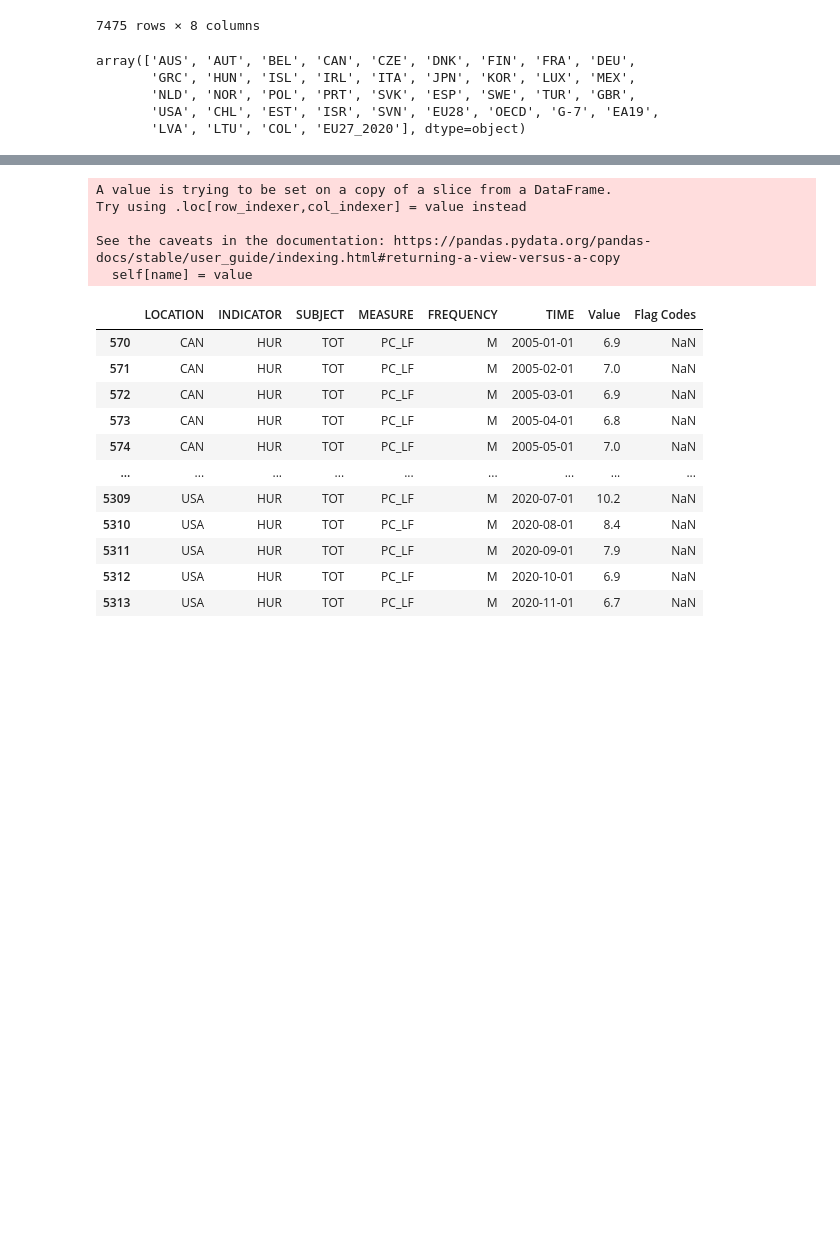
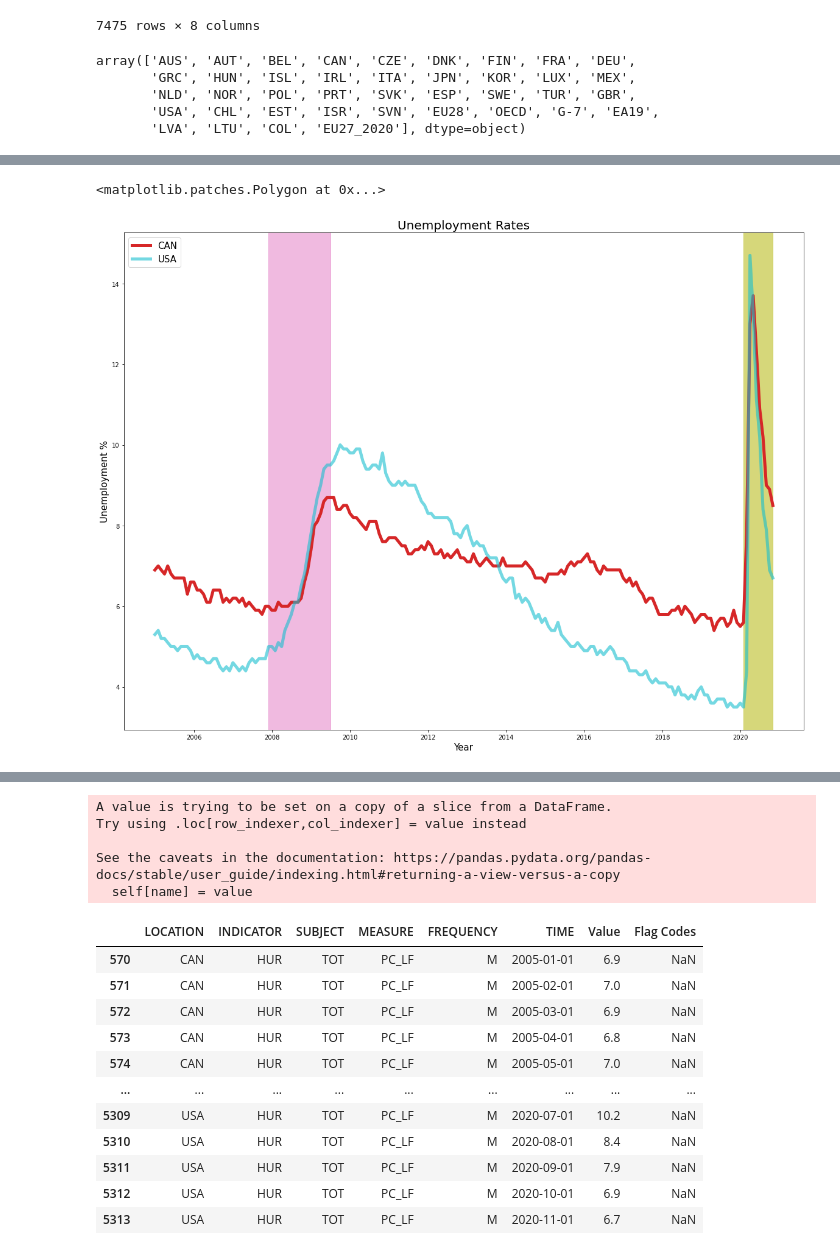
Before and after one commit to dataseal-team-6/sadnan_working, a Jupyter notebook: project2.ipynb, the cells around one changed output, grey strips where cells are left out. Cells and saved outputs as stored; diff of their text form; code cells hidden in the pictures; blank space fills up the shorter version.

```diff
--- a/project2.ipynb
+++ b/project2.ipynb
@@ -51,0 +32,62 @@ ax.plot(df_usa.TIME, df_usa.Value, linewidth=2, alpha=0.6)
+# %%
+# df = df.loc[(df['LOCATION'] == 'CAN')|(df['LOCATION'] == 'USA')]
+# # df.TIME = pd.to_datetime(df.TIME)
+# df
+
+# data
+df_can = df.loc[(df['LOCATION'] == 'CAN')]
+df_usa = df.loc[(df['LOCATION'] == 'USA')]
+
+df_swe = df.loc[(df['LOCATION'] == 'SWE')]
+df_dnk = df.loc[(df['LOCATION'] == 'DNK')]
+
+# df_can['TIME'] = pd.to_datetime(df_can['TIME'])
+
+
+fig, ax = plt.subplots(figsize=(20,15))
+ax.set_xlabel('Year', fontsize=15)
+ax.set_ylabel('Unemployment %', fontsize=15)
+ax.set_title('Unemployment Rates', fontsize=20)
+
+# 08 great recession
+gr_start = pd.to_datetime('2007-12-01')
+gr_end = pd.to_datetime('2009-07-01')
+
+# covid recession
+cr_start = pd.to_datetime('2020-02-01')
+cr_end = pd.to_datetime('2020-11-01')
+
+# markers
+mark = np.array([gr_start,gr_end,cr_start,cr_end])
+
+'''
+https://fas.org/sgp/crs/misc/R46554.pdf
+
+During the Great Recession, the unemployment rate increased from 5% in December 2007 (the
+start of the recession) to 9.5% in June 2009 (the end of the recession) (see Figure 2). The
+unemployment rate peaked at 10% in October 2009, four months after the recession officially
+concluded. In the current recession, the unemployment rate increased from 3.5% in February
+2020 to 4.4% in March 2020, peaked8 at 14.7% in April, and then fell to 6.7% in November. The
+peak represents the quickest month-over-month increase in unemployment rates and the highest
+overall unemployment rate since the CPS data started being collected in 1948.
+'''
+
+
+
+ax.plot_date(pd.to_datetime(df_can.TIME), df_can.Value, '-', color='C3',
+             lw=5, alpha=1, label='CAN')
+ax.plot_date(pd.to_datetime(df_usa.TIME), df_usa.Value, '-', color='C9',
+             lw=5, alpha=0.6, label='USA')
+
+ax.legend(loc='upper left', fontsize=15)
+# ax.plot_date(pd.to_datetime(df_swe.TIME), df_swe.Value, '-', color='C4', #marker='*',
+#              lw=5, alpha=0.6, label='SWE', markevery=mark.all())
+# ax.plot_date(pd.to_datetime(df_dnk.TIME), df_dnk.Value, '-', color='C5',#marker='o',
+#              lw=5, alpha=0.6, label='DNK', markevery=mark.all())
+
+# recession areas
+ax.axvspan(gr_start, gr_end, color='C6', alpha=0.5)
+ax.axvspan(cr_start, cr_end, color='C8', alpha=0.6)
+# %% [output]
+<matplotlib.patches.Polygon at 0x...>
+[figure, added]
```
Also changed, not shown: parts of 15 cells of this notebook, 2 other files.
